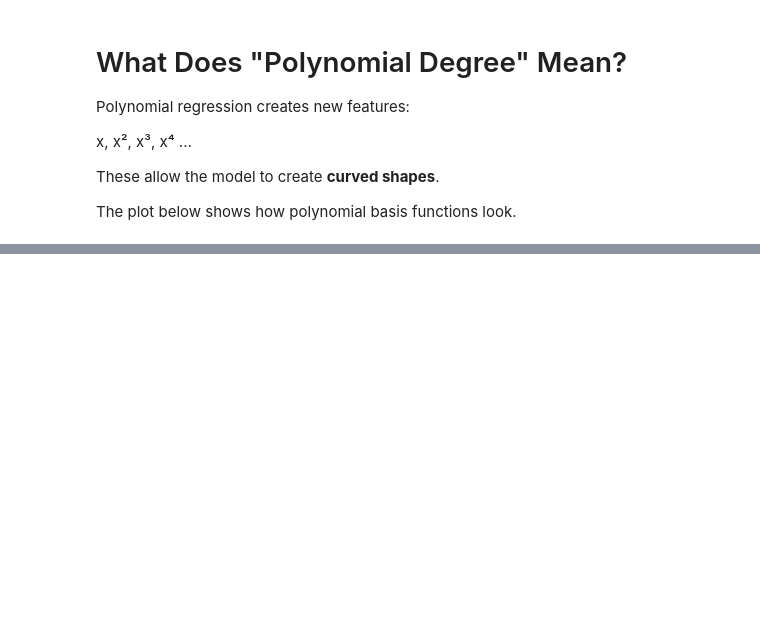
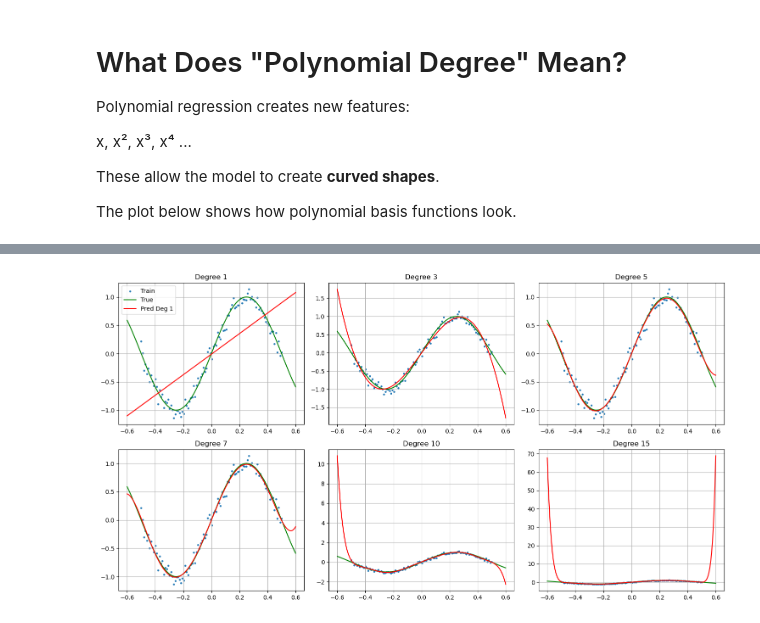
Before and after one commit to imanmossavat/ml-teaching-materials-fontys, a Jupyter notebook: ML Studio/S2_model_complexity_polynomial_experiment.ipynb, the cells around one changed output, grey strips where cells are left out. Drawn from its saved outputs; the diff is of its cells as text; code cells hidden in the pictures; blank space fills up the shorter version.

```diff
--- a/ML Studio/S2_model_complexity_polynomial_experiment.ipynb
+++ b/ML Studio/S2_model_complexity_polynomial_experiment.ipynb
@@ -274,0 +422,54 @@ plot_polynomial_basis(5)
+# %%
+import pandas as pd
+from sklearn.preprocessing import PolynomialFeatures
+from sklearn.linear_model import LinearRegression
+from sklearn.pipeline import make_pipeline
+import matplotlib.pyplot as plt
+import numpy as np
+
+degrees = [1, 3, 5, 7, 10, 15]
+weights_dict = {}
+predictions_dict = {}
+
+for d in degrees:
+    model = make_pipeline(PolynomialFeatures(d), LinearRegression())
+    model.fit(x_train, y_train)
+
+    # Save weights
+    weights = model.named_steps['linearregression'].coef_.ravel()
+    weights_dict[d] = weights
+
+    # Save predictions
+    predictions_dict[d] = model.predict(x_test)
+
+# --- Plot predictions in a grid
+ncols = 3
+nrows = int(np.ceil(len(degrees)/ncols))
+fig, axes = plt.subplots(nrows, ncols, figsize=(15, 8))
+axes = axes.ravel()
+
+for i, d in enumerate(degrees):
+    ax = axes[i]
+    ax.scatter(x_train, y_train, s=5, label="Train")
+    ax.plot(x_test, y_test, c='green', label="True")
+    ax.plot(x_test, predictions_dict[d], c='red', label=f"Pred Deg {d}")
+    ax.set_title(f"Degree {d}")
+    ax.grid(True)
+    if i==0: ax.legend()
+
+for j in range(i+1, len(axes)):
+    axes[j].axis('off')
+plt.tight_layout()
+plt.show()
+
+# --- Create a cleaner DataFrame for weights
+weights_table = pd.DataFrame.from_dict(
+    {f"Degree {d}": np.pad(w, (0, max(len(w) for w in weights_dict.values()) - len(w)), constant_values=0)
+     for d, w in weights_dict.items()},
+    orient='index',
+    columns=[f"x^{i}" for i in range(max(len(w) for w in weights_dict.values()))]
+)
+
+weights_table
+# %% [output]
+[figure, added]
```
Also changed, not shown: parts of 28 cells of this notebook, 5 other files.
